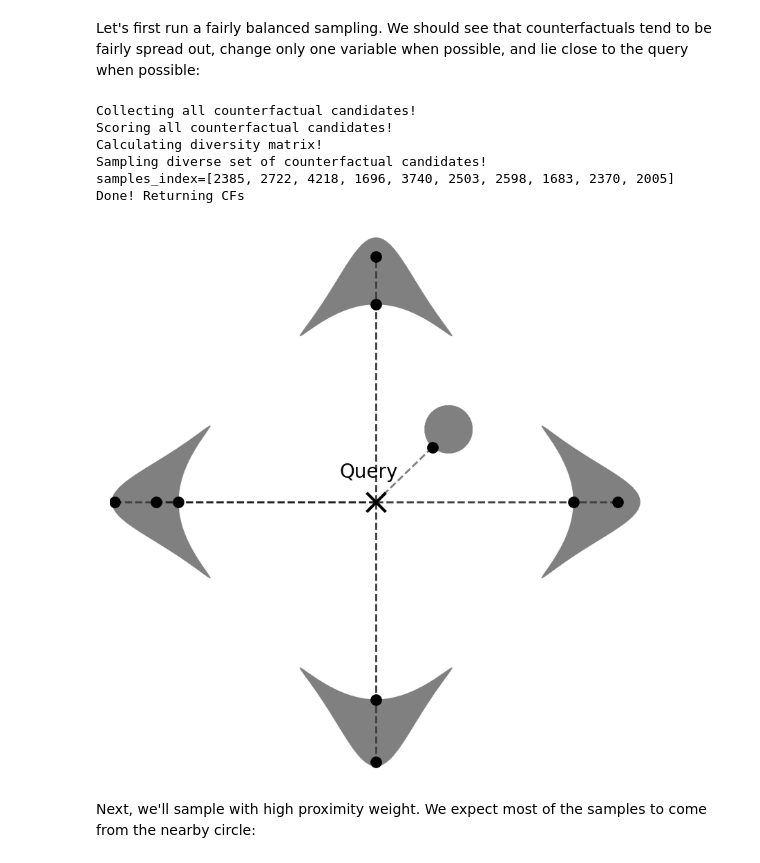
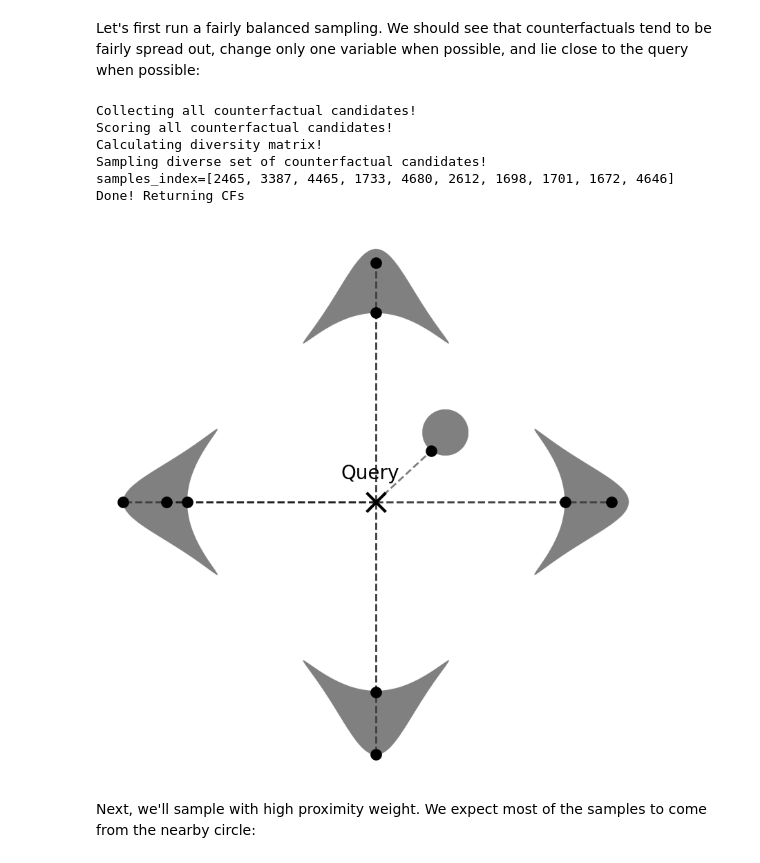
Before and after one commit to Lyleregenwetter/Multiobjective-Counterfactuals-for-Design, a Jupyter notebook: notebooks/2D Paper Results.ipynb, the cells around one changed output. Drawn from its saved outputs; the diff is of its cells as text; code cells hidden in the pictures.

```diff
--- a/notebooks/2D Paper Results.ipynb
+++ b/notebooks/2D Paper Results.ipynb
@@ -40,7 +40,7 @@ def plot_validity(validity, rangearr):
     ax.axis('off')
     return ax
 
-ranges = np.array([[-1.1, 1.1], [-1.1, 1.1]])
+ranges = np.array([[-1.15, 1.15], [-1.15, 1.15]])
 
 ax = plot_validity(validity, ranges)
 plt.show()
@@ -140,17 +140,17 @@ Let's first run a fairly balanced sampling. We should see that counterfactuals t
 # %%
 counterfactuals = generator.sample_with_dtai(num_samples=10, gower_weight=1,
                                              avg_gower_weight=0.5, cfc_weight=0.5,
                                              diversity_weight=0.2, include_dataset=False,
                                              num_dpp=10000)
-plotcfs(validity, counterfactuals.values, (0,0), np.array([[-1.1,1.1],[-1.1,1.1]]))
+plotcfs(validity, counterfactuals.values, (0,0), ranges) #plot 10 counterfactuals
 # %% [output]
 Collecting all counterfactual candidates!
 Scoring all counterfactual candidates!
 Calculating diversity matrix!
 Sampling diverse set of counterfactual candidates!
-samples_index=[2385, 2722, 4218, 1696, 3740, 2503, 2598, 1683, 2370, 2005]
+samples_index=[2465, 3387, 4465, 1733, 4680, 2612, 1698, 1701, 1672, 4646]
 Done! Returning CFs
-[figure, old version]
+[figure, new version]
 # %% [markdown]
 Next, we'll sample with high proximity weight. We expect most of the samples to come from the nearby circle:
 # %%
```
Also changed, not shown: parts of 7 cells of this notebook.
